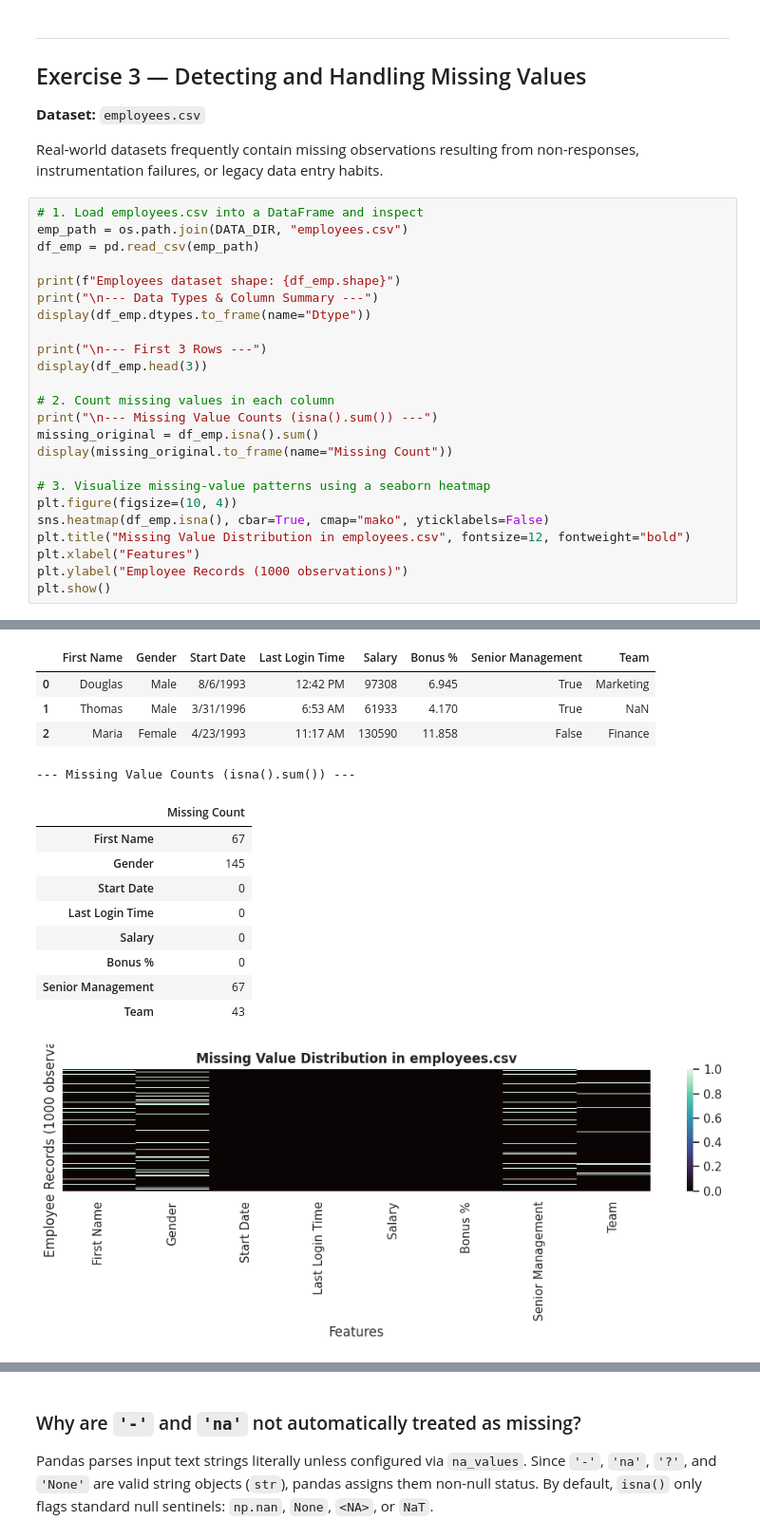
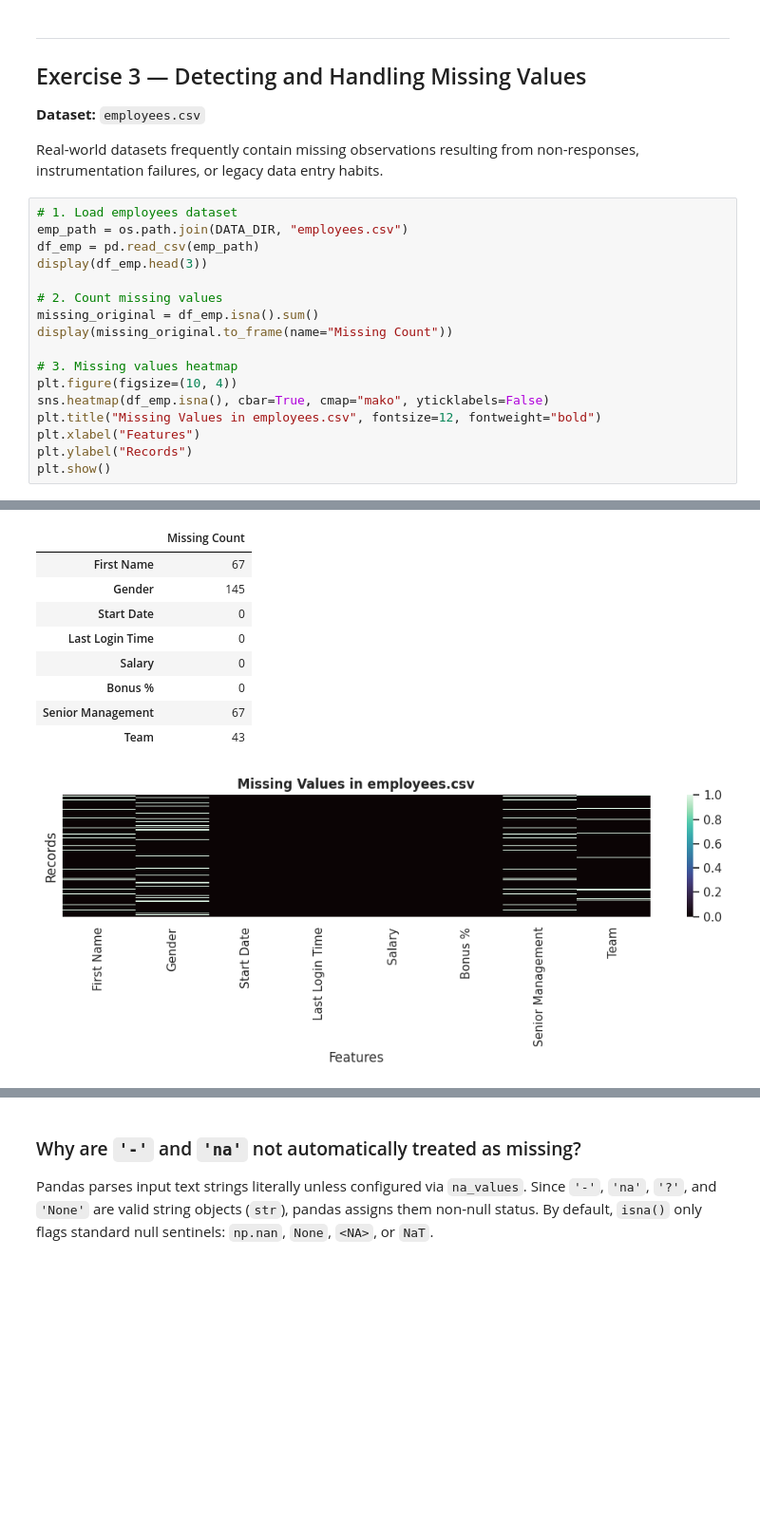
Before and after one commit to BENRAHMOUNEANES/machine-learning-tp1-anes-benrahmoune, a Jupyter notebook: TP1_Solutions.ipynb, the cells around one changed output, grey strips where cells are left out. Shown at 95% size. Saved outputs shown, nothing was run; the diff lists cells and outputs as text; blank space fills up the shorter version.

Commit message:
last version of tp1 solution

```diff
--- a/TP1_Solutions.ipynb
+++ b/TP1_Solutions.ipynb
@@ -304,27 +266,20 @@ Median length: 1,178.0
 
 Real-world datasets frequently contain missing observations resulting from non-responses, instrumentation failures, or legacy data entry habits.
 # %%
-# 1. Load employees.csv into a DataFrame and inspect
+# 1. Load employees dataset
 emp_path = os.path.join(DATA_DIR, "employees.csv")
 df_emp = pd.read_csv(emp_path)
-
-print(f"Employees dataset shape: {df_emp.shape}")
-print("\n--- Data Types & Column Summary ---")
-display(df_emp.dtypes.to_frame(name="Dtype"))
-
-print("\n--- First 3 Rows ---")
 display(df_emp.head(3))
 
-# 2. Count missing values in each column
-print("\n--- Missing Value Counts (isna().sum()) ---")
+# 2. Count missing values
 missing_original = df_emp.isna().sum()
 display(missing_original.to_frame(name="Missing Count"))
 
-# 3. Visualize missing-value patterns using a seaborn heatmap
+# 3. Missing values heatmap
 plt.figure(figsize=(10, 4))
 sns.heatmap(df_emp.isna(), cbar=True, cmap="mako", yticklabels=False)
-plt.title("Missing Value Distribution in employees.csv", fontsize=12, fontweight="bold")
+plt.title("Missing Values in employees.csv", fontsize=12, fontweight="bold")
 plt.xlabel("Features")
-plt.ylabel("Employee Records (1000 observations)")
+plt.ylabel("Records")
 plt.show()
 # %% [output]
@@ -344,16 +290,11 @@ Employees dataset shape: (1000, 8)
-|  | First Name | Gender | Start Date | Last Login Time | Salary | Bonus % | Senior Management | Team |
-| 0 | Douglas | Male | 8/6/1993 | 12:42 PM | 97308 | 6.945 | True | Marketing |
-| 1 | Thomas | Male | 3/31/1996 | 6:53 AM | 61933 | 4.170 | True | NaN |
-| 2 | Maria | Female | 4/23/1993 | 11:17 AM | 130590 | 11.858 | False | Finance |
+|  | Missing Count |
+| First Name | 67 |
+| Gender | 145 |
+| Start Date | 0 |
+| Last Login Time | 0 |
+| Salary | 0 |
+| Bonus % | 0 |
+| Senior Management | 67 |
+| Team | 43 |
---- Missing Value Counts (isna().sum()) ---
-|  | Missing Count |
-| First Name | 67 |
-| Gender | 145 |
-| Start Date | 0 |
-| Last Login Time | 0 |
-| Salary | 0 |
-| Bonus % | 0 |
-| Senior Management | 67 |
-| Team | 43 |
-[figure, old version]
+[figure, new version]
 # %%
```
Also changed, not shown: parts of 13 cells of this notebook, 1 other file.
